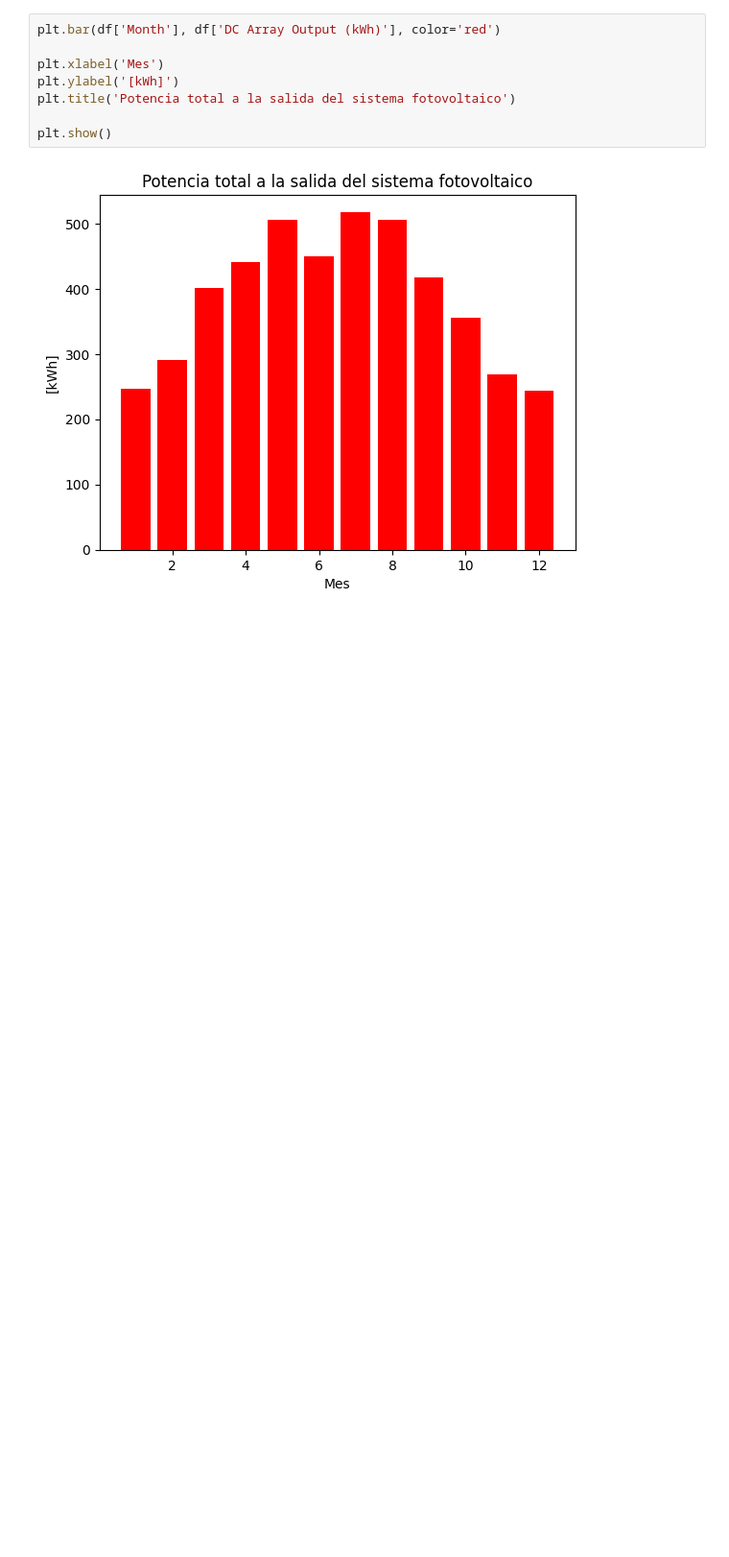
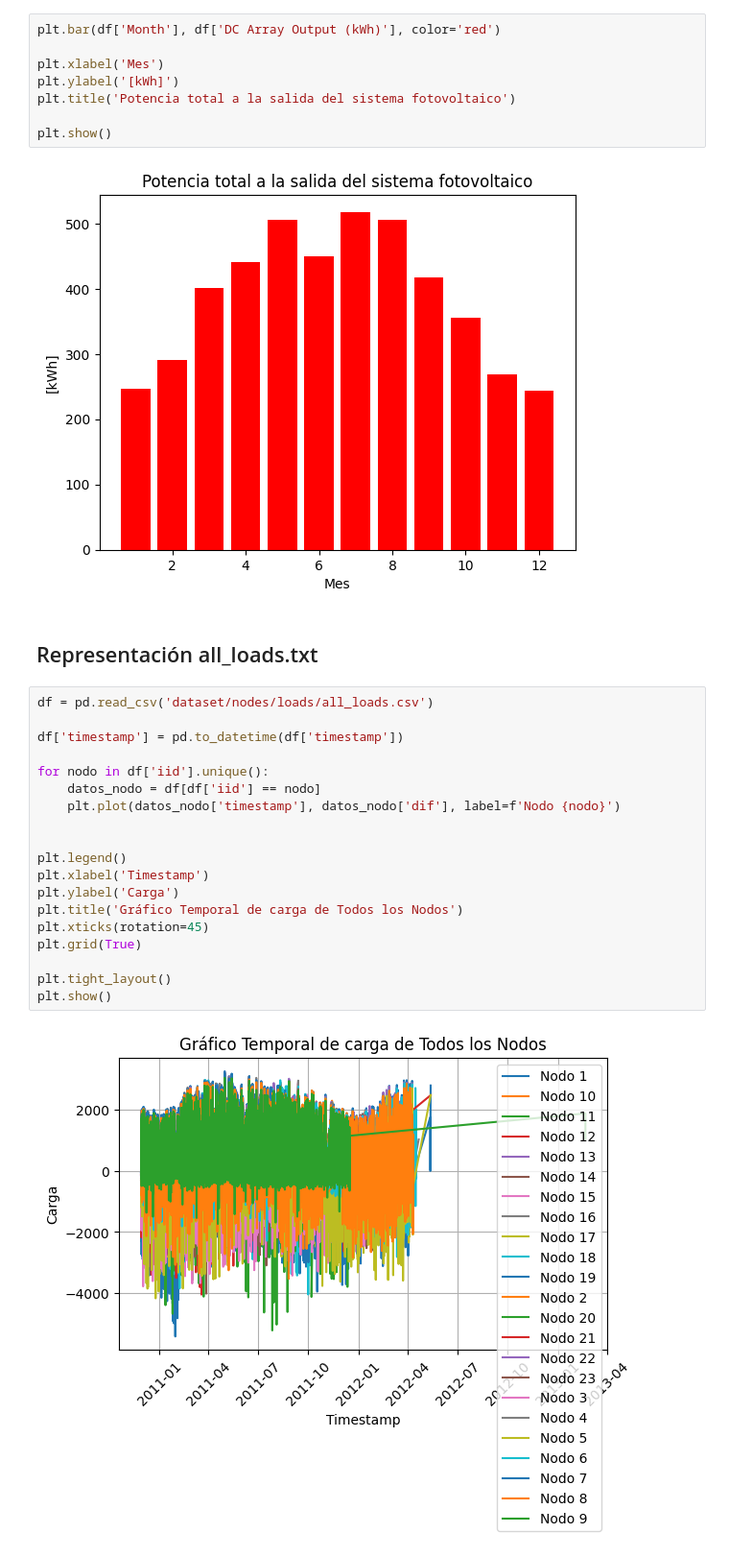
Before and after one commit to PaulaBartolomeMora/TFM, a Jupyter notebook: SustData/ficherodegraficas.ipynb, the cells around one changed output. Shown at 96% size. Drawn from its saved outputs; the diff is of its cells as text; blank space fills up the shorter version.

```diff
--- a/SustData/ficherodegraficas.ipynb
+++ b/SustData/ficherodegraficas.ipynb
@@ -44,3 +46,26 @@ plt.title('Potencia total a la salida del sistema fotovoltaico')
 plt.show()
 # %% [output]
 [figure]
+# %% [markdown]
+## Representación all_loads.txt
+# %%
+df = pd.read_csv('dataset/nodes/loads/all_loads.csv')
+
+df['timestamp'] = pd.to_datetime(df['timestamp'])
+
+for nodo in df['iid'].unique():
+    datos_nodo = df[df['iid'] == nodo]
+    plt.plot(datos_nodo['timestamp'], datos_nodo['dif'], label=f'Nodo {nodo}')
+
+
+plt.legend()
+plt.xlabel('Timestamp')
+plt.ylabel('Carga')
+plt.title('Gráfico Temporal de carga de Todos los Nodos')
+plt.xticks(rotation=45)
+plt.grid(True)
+
+plt.tight_layout()
+plt.show()
+# %% [output]
+[figure, added]
```
Also changed, not shown: parts of 7 cells of this notebook, 23 other files.
